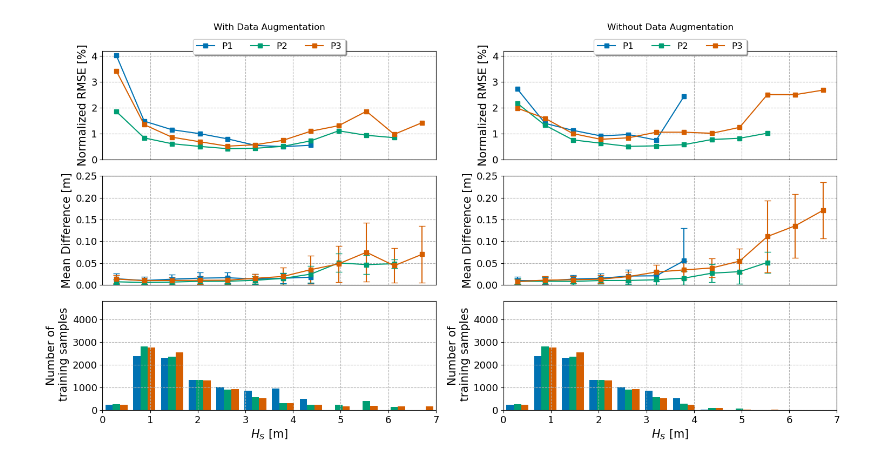
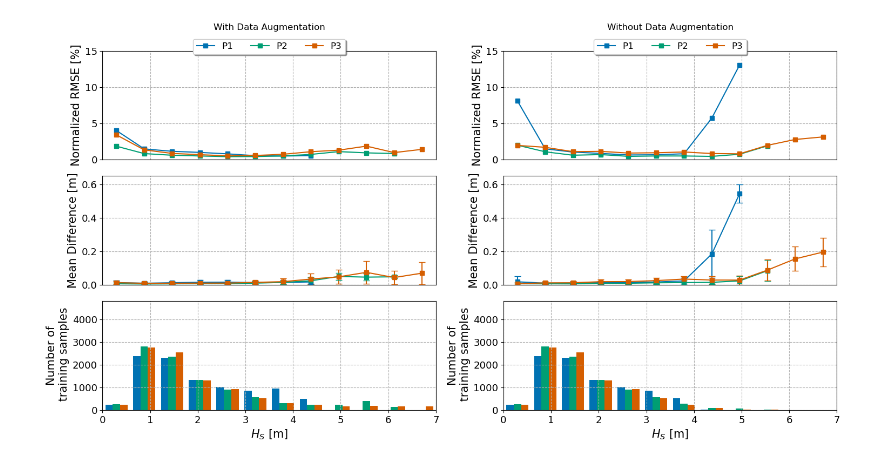
Before and after one commit to janfer95/SR_on_SWAN, a Jupyter notebook: NotebooksAndScripts/DataAugmentationMeanAndSTDErrorPlot.ipynb, the cells around one changed output. Cells and saved outputs as stored; diff of their text form; code cells hidden in the pictures.

```diff
--- a/NotebooksAndScripts/DataAugmentationMeanAndSTDErrorPlot.ipynb
+++ b/NotebooksAndScripts/DataAugmentationMeanAndSTDErrorPlot.ipynb
@@ -14,7 +14,7 @@ filterwarnings('ignore')
 %matplotlib widget
 # %%
 model_dir0 = "DataAugmented"
-model_dir1 = "OriginalFukami"
+model_dir1 = "SuperResolution"
 
 var = "Hs"
 
@@ -117,8 +117,8 @@ xlabel = {0: r"$H_S$ ", 1: r"$T_{m02}$ ", 2: r"Dir "}
 units = {0: "[m]", 1: "[s]", 2: "[°]"}
 
 min_max_range = (0, 7)
-nrmse_range = (0, 4.2)
-diff_range = (0, 0.25)
+nrmse_range = (0, 15.0)
+diff_range = (0, 0.65)
 
 
 # First plot, with data augmentation
@@ -190,31 +190,31 @@ axs[0,1].tick_params(axis='both', left=True, top=False, right=False, bottom=Fals
 
 axs[1,1].grid(True, axis="both", ls="--")
 axs[1,1].set_xlim(*min_max_range)
 axs[1,1].set_ylim(*diff_range)
 axs[1,1].set_ylabel("Mean Difference " + units[0], size=LABELSIZE)
 axs[1,1].tick_params(axis='both', left=True, top=False, right=False, bottom=False,
                      labelleft=True, labeltop=False, labelright=False, labelbottom=False,
                      labelsize=TICKLABELSIZE)
 
 axs[2,1].grid(True, axis="both", ls="--")
 axs[2,1].set_xlim(*min_max_range)
 axs[2,1].set_ylim(0, YMAX)
 axs[2,1].set_ylabel("Number of\n training samples", size=LABELSIZE)
 axs[2,1].set_xlabel(xlabel[0] + units[0], size=LABELSIZE)
 axs[2,1].tick_params(axis='both', labelsize=TICKLABELSIZE)
 
 
 fdir = Path("Plots")
 fname = f"ErrMeanStdAndDiff_Augmented_{xi}_{yi}_mdir{model_dir1}.png"
 
 plt.tight_layout()
 plt.subplots_adjust(hspace=0.15)
 
 if save:
     if not fdir.exists():
         fdir.mkdir()
     plt.savefig(fdir / fname)
 
 plt.show()
 # %% [output]
-[figure, old version]
+[figure, new version]
```
Also changed, not shown: 11 other files.
